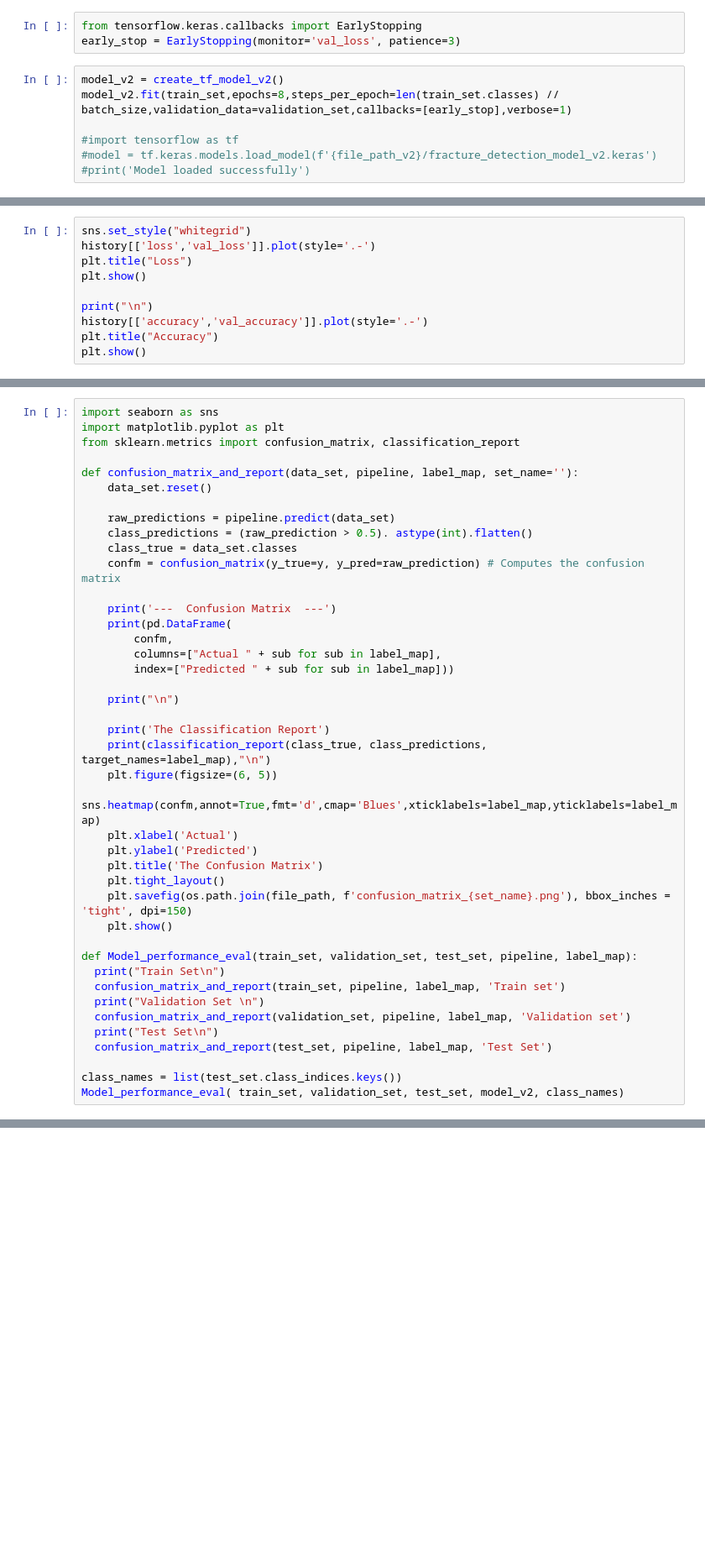
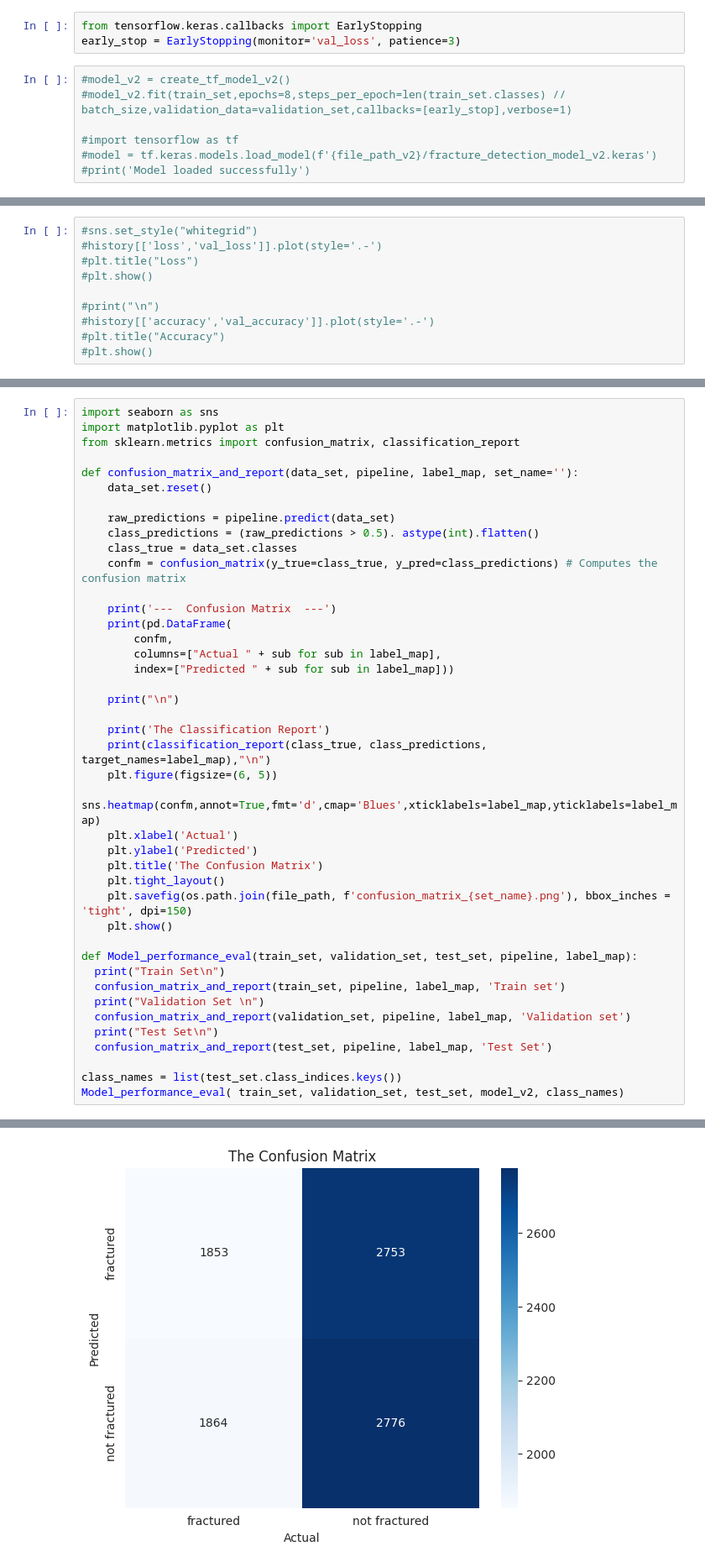
Before and after one commit to Felix-53/XrayFractureClass, a Jupyter notebook: jupytr_notebooks/Models_Evaluation.ipynb, the cells around one changed output, grey strips where cells are left out. Shown at 84% size. Saved outputs shown, nothing was run; the diff lists cells and outputs as text; blank space fills up the shorter version.

```diff
--- a/jupytr_notebooks/Models_Evaluation.ipynb
+++ b/jupytr_notebooks/Models_Evaluation.ipynb
@@ -129,8 +191,8 @@ create_tf_model_v2().summary()
 from tensorflow.keras.callbacks import EarlyStopping
 early_stop = EarlyStopping(monitor='val_loss', patience=3)
 # %%
-model_v2 = create_tf_model_v2()
-model_v2.fit(train_set,epochs=8,steps_per_epoch=len(train_set.classes) // batch_size,validation_data=validation_set,callbacks=[early_stop],verbose=1)
+#model_v2 = create_tf_model_v2()
+#model_v2.fit(train_set,epochs=8,steps_per_epoch=len(train_set.classes) // batch_size,validation_data=validation_set,callbacks=[early_stop],verbose=1)
 
 #import tensorflow as tf
 #model = tf.keras.models.load_model(f'{file_path_v2}/fracture_detection_model_v2.keras')
@@ -146,13 +208,13 @@ history.head()
 # %%
-sns.set_style("whitegrid")
-history[['loss','val_loss']].plot(style='.-')
-plt.title("Loss")
-plt.show()
+#sns.set_style("whitegrid")
+#history[['loss','val_loss']].plot(style='.-')
+#plt.title("Loss")
+#plt.show()
 
-print("\n")
-history[['accuracy','val_accuracy']].plot(style='.-')
-plt.title("Accuracy")
-plt.show()
+#print("\n")
+#history[['accuracy','val_accuracy']].plot(style='.-')
+#plt.title("Accuracy")
+#plt.show()
 # %%
 loss, accuracy = model_v2.evaluate(test_set)
 print (f'Test Loss = :{loss:.4f}')
@@ -166,9 +233,9 @@ def confusion_matrix_and_report(data_set, pipeline, label_map, set_name=''):
     data_set.reset()
 
     raw_predictions = pipeline.predict(data_set)
-    class_predictions = (raw_prediction > 0.5). astype(int).flatten()
+    class_predictions = (raw_predictions > 0.5). astype(int).flatten()
     class_true = data_set.classes
-    confm = confusion_matrix(y_true=y, y_pred=raw_prediction) # Computes the confusion matrix
+    confm = confusion_matrix(y_true=class_true, y_pred=class_predictions) # Computes the confusion matrix
 
     print('---  Confusion Matrix  ---')
     print(pd.DataFrame(
@@ -199,3 +266,4 @@ def Model_performance_eval(train_set, validation_set, test_set, pipeline, label_
 
 class_names = list(test_set.class_indices.keys())
 Model_performance_eval( train_set, validation_set, test_set, model_v2, class_names)
+# %% [output]
@@ -201,0 +288 @@ Model_performance_eval( train_set, validation_set, test_set, model_v2, class_nam
+[figure, added]
```
Also changed, not shown: parts of 15 cells of this notebook, 2 other files.
